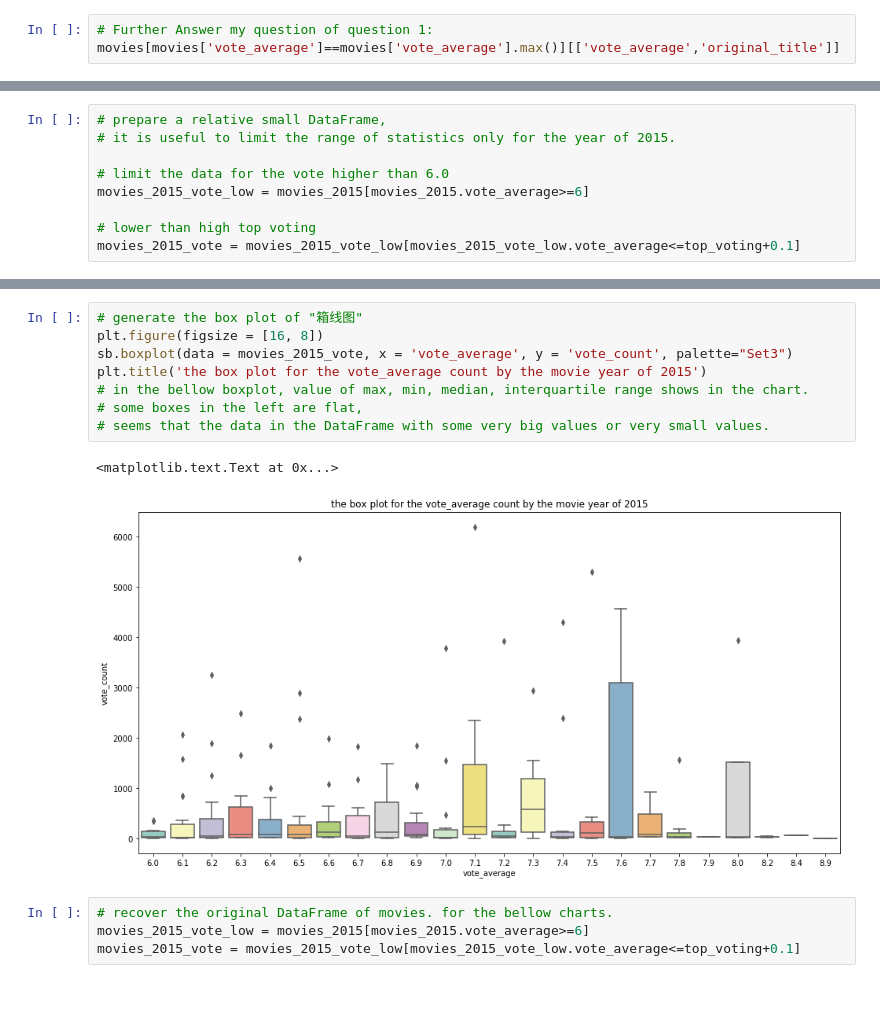
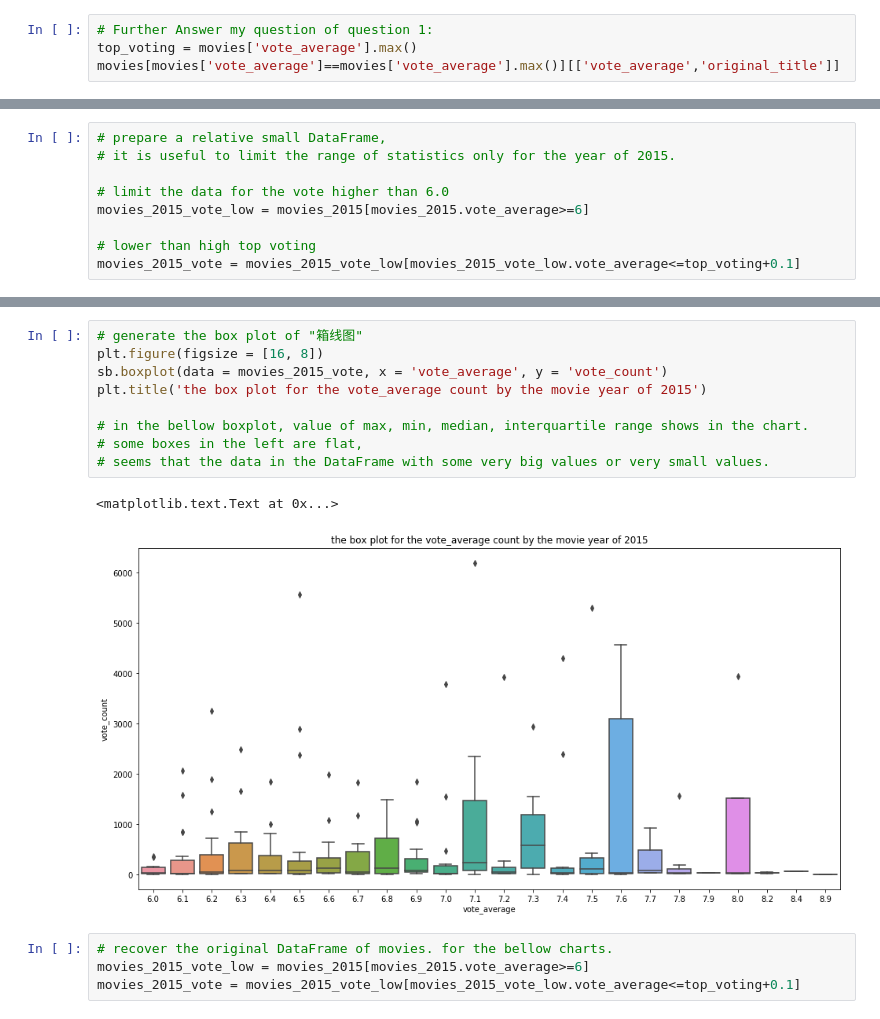
Before and after one commit to TomTorange/ExploreMovieDataset, a Jupyter notebook: Explore+Movie+Dataset.ipynb, the cells around one changed output, grey strips where cells are left out. Drawn from its saved outputs; the diff is of its cells as text.

```diff
--- a/Explore+Movie+Dataset.ipynb
+++ b/Explore+Movie+Dataset.ipynb
@@ -110,6 +111,7 @@ movies[movies['revenue']==movies['revenue'].max()][['revenue','original_title']]
 | 1386 | 2781505847 | Avatar |
 # %%
 # Further Answer my question of question 1:
+top_voting = movies['vote_average'].max()
 movies[movies['vote_average']==movies['vote_average'].max()][['vote_average','original_title']]
 # %% [output]
 |  | vote_average | original_title |
@@ -183,14 +188,15 @@ plt.xlabel('vote_average')
 # %%
 # generate the box plot of "箱线图"
 plt.figure(figsize = [16, 8])
-sb.boxplot(data = movies_2015_vote, x = 'vote_average', y = 'vote_count', palette="Set3")
+sb.boxplot(data = movies_2015_vote, x = 'vote_average', y = 'vote_count')
 plt.title('the box plot for the vote_average count by the movie year of 2015')
+
 # in the bellow boxplot, value of max, min, median, interquartile range shows in the chart.
 # some boxes in the left are flat,
 # seems that the data in the DataFrame with some very big values or very small values.
 # %% [output]
 <matplotlib.text.Text at 0x...>
-[figure, old version]
+[figure, new version]
 # %%
 # recover the original DataFrame of movies. for the bellow charts.
 movies_2015_vote_low = movies_2015[movies_2015.vote_average>=6]
```
Also changed, not shown: parts of 6 cells of this notebook.
